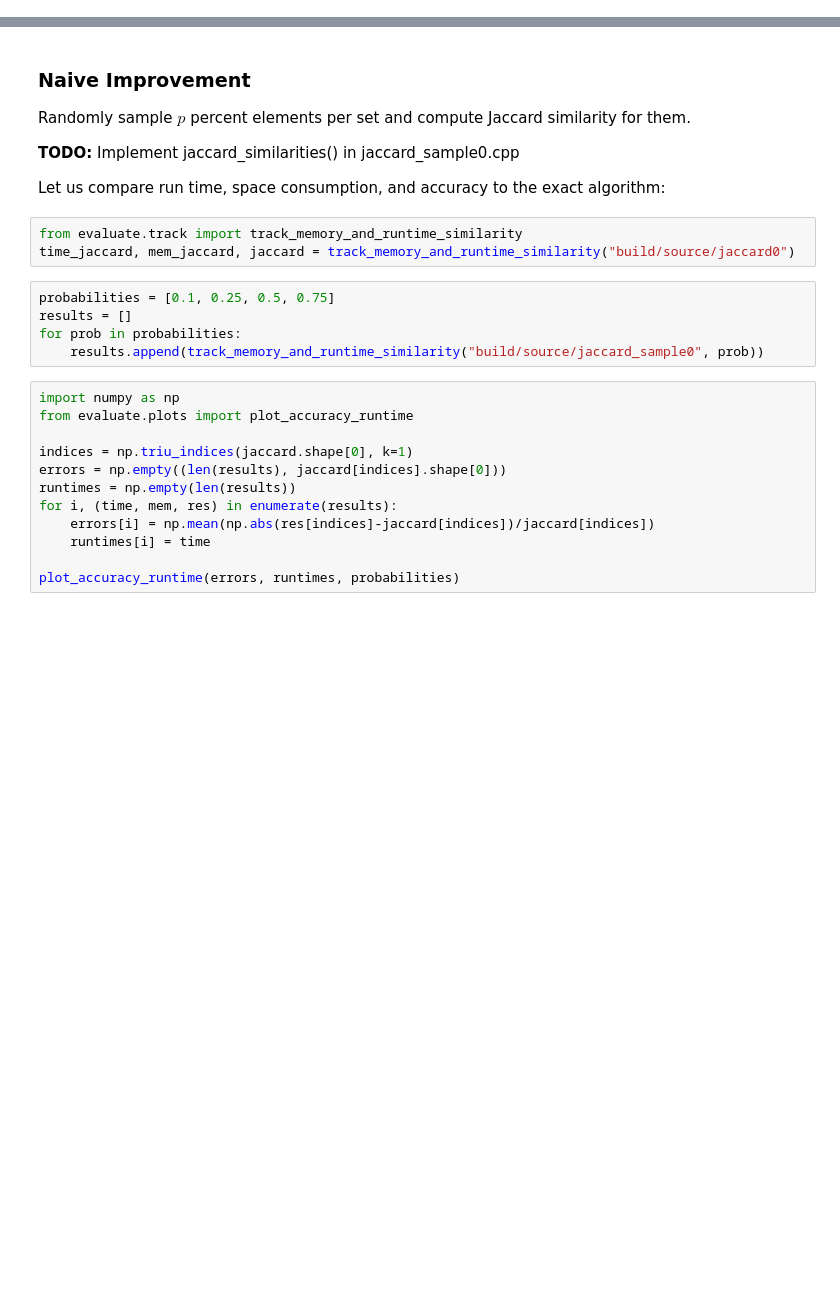
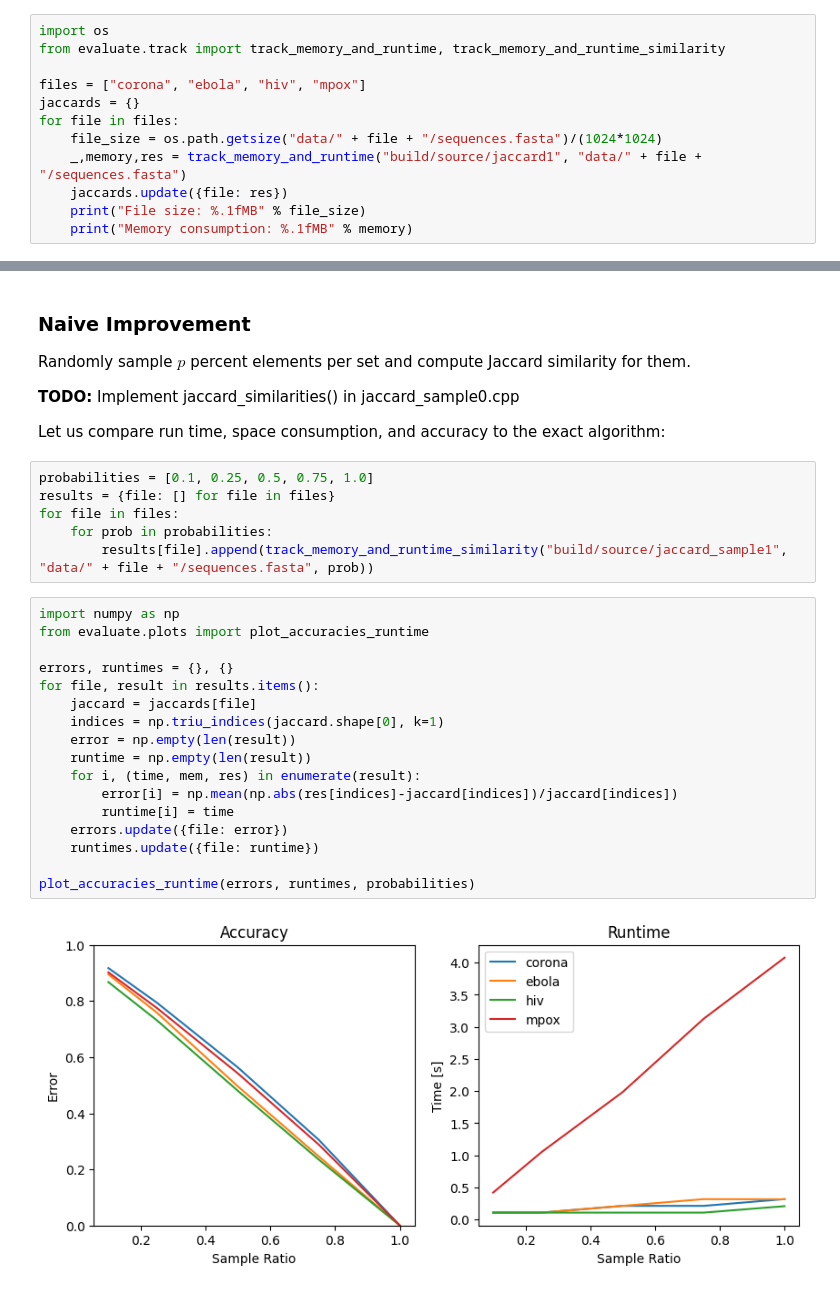
Before and after one commit to jonsmcode/setproximity, a Jupyter notebook: course.ipynb, the cells around one changed output, grey strips where cells are left out. Drawn from its saved outputs; the diff is of its cells as text; blank space fills up the shorter version.

```diff
--- a/course.ipynb
+++ b/course.ipynb
@@ -198,0 +26,12 @@ Impractical for big data.
+# %%
+import os
+from evaluate.track import track_memory_and_runtime, track_memory_and_runtime_similarity
+
+files = ["corona", "ebola", "hiv", "mpox"]
+jaccards = {}
+for file in files:
+    file_size = os.path.getsize("data/" + file + "/sequences.fasta")/(1024*1024)
+    _,memory,res = track_memory_and_runtime("build/source/jaccard1", "data/" + file + "/sequences.fasta")
+    jaccards.update({file: res})
+    print("File size: %.1fMB" % file_size)
+    print("Memory consumption: %.1fMB" % memory)
@@ -204,26 +59,31 @@ Randomly sample $p$ percent elements per set and compute Jaccard similarity for
 **TODO:** Implement jaccard_similarities() in jaccard_sample0.cpp
 
 Let us compare run time, space consumption, and accuracy to the exact algorithm:
-# %%
-from evaluate.track import track_memory_and_runtime_similarity
-time_jaccard, mem_jaccard, jaccard = track_memory_and_runtime_similarity("build/source/jaccard0")
 # %%
-probabilities = [0.1, 0.25, 0.5, 0.75]
-results = []
-for prob in probabilities:
-    results.append(track_memory_and_runtime_similarity("build/source/jaccard_sample0", prob))
+probabilities = [0.1, 0.25, 0.5, 0.75, 1.0]
+results = {file: [] for file in files}
+for file in files:
+    for prob in probabilities:
+        results[file].append(track_memory_and_runtime_similarity("build/source/jaccard_sample1", "data/" + file + "/sequences.fasta", prob))
 # %%
 import numpy as np
-from evaluate.plots import plot_accuracy_runtime
+from evaluate.plots import plot_accuracies_runtime
 
-indices = np.triu_indices(jaccard.shape[0], k=1)
-errors = np.empty((len(results), jaccard[indices].shape[0]))
-runtimes = np.empty(len(results))
-for i, (time, mem, res) in enumerate(results):
-    errors[i] = np.mean(np.abs(res[indices]-jaccard[indices])/jaccard[indices])
-    runtimes[i] = time
+errors, runtimes = {}, {}
+for file, result in results.items():
+    jaccard = jaccards[file]
+    indices = np.triu_indices(jaccard.shape[0], k=1)
+    error = np.empty(len(result))
+    runtime = np.empty(len(result))
+    for i, (time, mem, res) in enumerate(result):
+        error[i] = np.mean(np.abs(res[indices]-jaccard[indices])/jaccard[indices])
+        runtime[i] = time
+    errors.update({file: error})
+    runtimes.update({file: runtime})
 
-plot_accuracy_runtime(errors, runtimes, probabilities)
+plot_accuracies_runtime(errors, runtimes, probabilities)
+# %% [output]
+[figure, added]
 # %% [markdown]
 ### MinHashing
 
```
Also changed, not shown: parts of 25 cells of this notebook, 18 other files.
